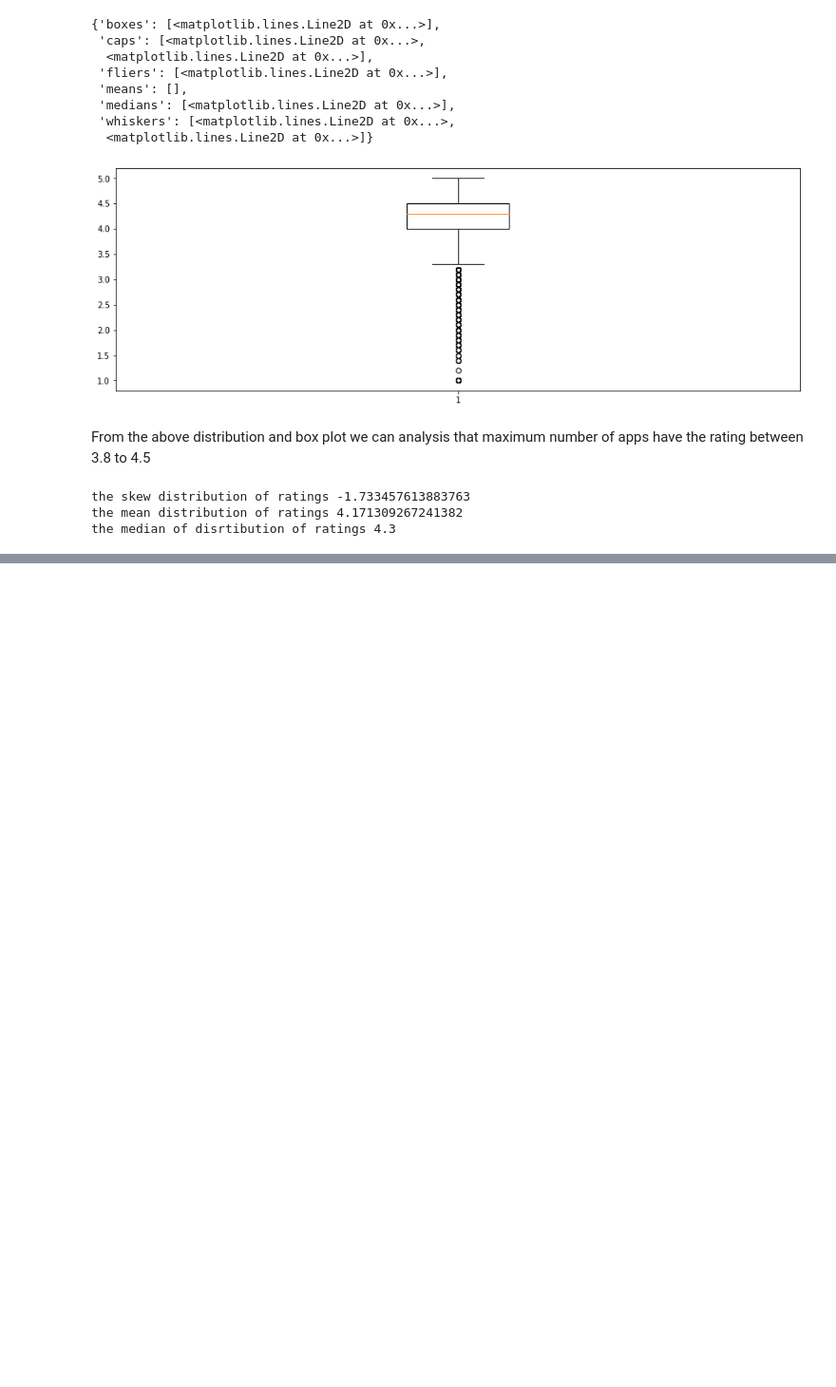
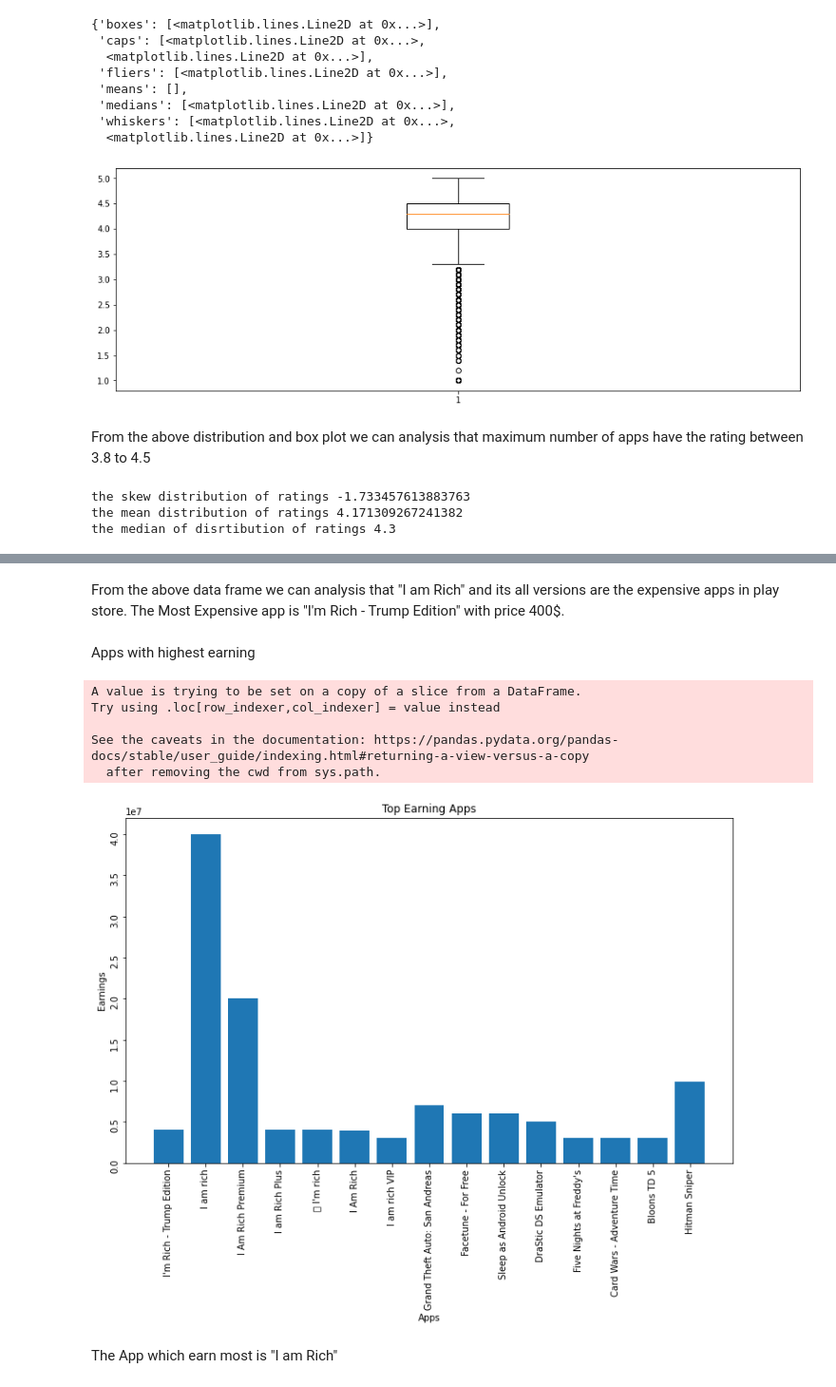
Before and after one commit to abhilasha8/play_store_app_review_analysis, a Jupyter notebook: Play_Store_App_Review_Analysis_Capstone_Project.ipynb, the cells around one changed output, grey strips where cells are left out. Shown at 95% size. Cells and saved outputs as stored; diff of their text form; code cells hidden in the pictures; blank space fills up the shorter version.

```diff
--- a/Play_Store_App_Review_Analysis_Capstone_Project.ipynb
+++ b/Play_Store_App_Review_Analysis_Capstone_Project.ipynb
@@ -417,0 +521,28 @@ the median of disrtibution of ratings 4.3
+# %% [markdown]
+From the above data frame we can analysis that "I am Rich" and its all versions are the expensive apps in play store. The Most Expensive app is "I'm Rich - Trump Edition" with price 400$.
+# %% [markdown]
+Apps with highest earning
+# %%
+# Apps with highest earning
+Paid_Apps = ps_df[ps_df['Type'] == 'Paid']
+Apps_earning = Paid_Apps[['App', 'Installs', 'Price']]
+Apps_earning['Earning'] = Apps_earning['Installs'] * Apps_earning['Price']
+sorted_by_Earnings = Apps_earning.sort_values(by='Earning', ascending=False).head(15)
+sorted_by_Price = sorted_by_Earnings.sort_values(by='Price', ascending=False)
+# %% [output]
+A value is trying to be set on a copy of a slice from a DataFrame.
+Try using .loc[row_indexer,col_indexer] = value instead
+
+See the caveats in the documentation: https://pandas.pydata.org/pandas-docs/stable/user_guide/indexing.html#returning-a-view-versus-a-copy
+  after removing the cwd from sys.path.
+# %%
+plt.figure(figsize=(12,7))
+plt.bar(sorted_by_Price.App, sorted_by_Price.Earning, label=sorted_by_Price.Earning)
+plt.xlabel("Apps")
+plt.ylabel("Earnings")
+plt.tick_params(rotation=90)
+plt.title("Top Earning Apps");
+# %% [output]
+[figure, added]
+# %% [markdown]
+The App which earn most is "I am Rich"
```
Also changed, not shown: parts of 12 cells of this notebook.
